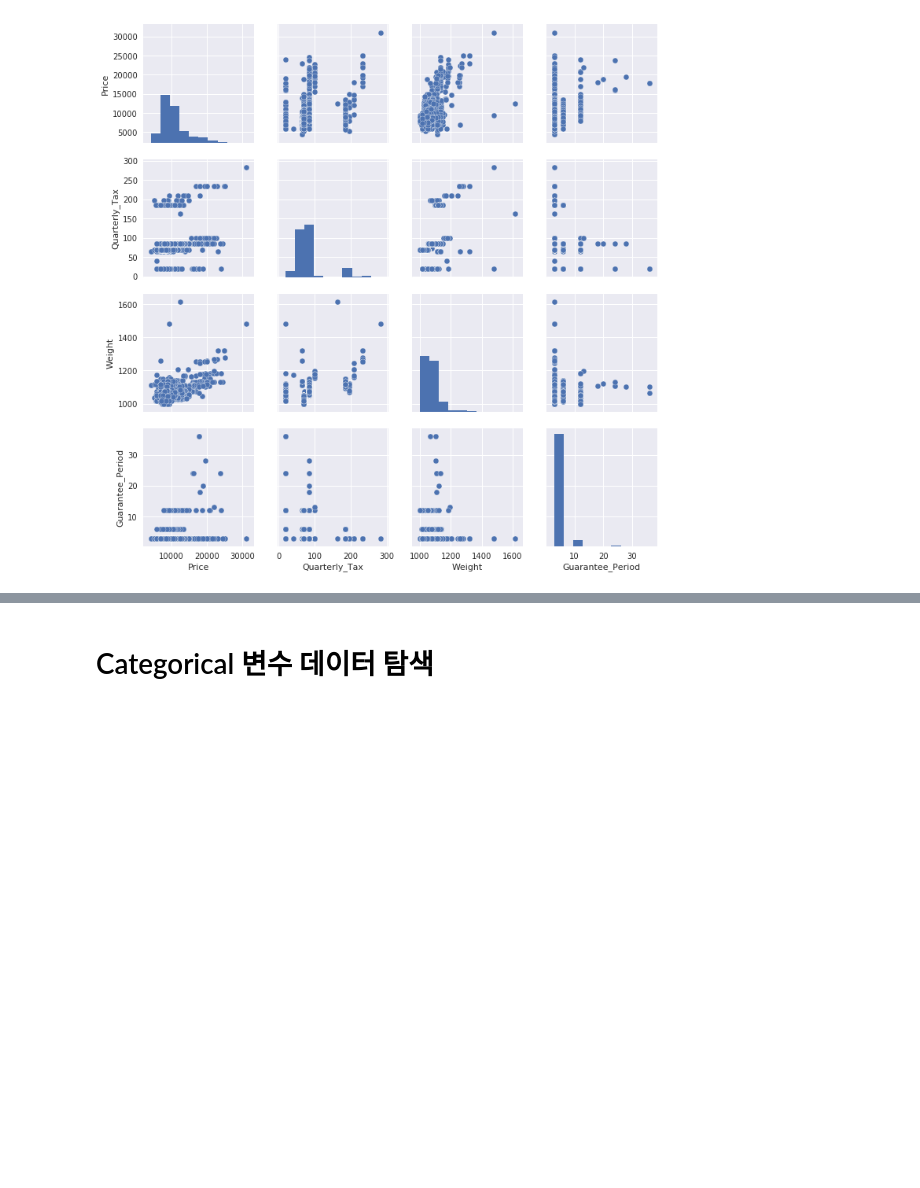
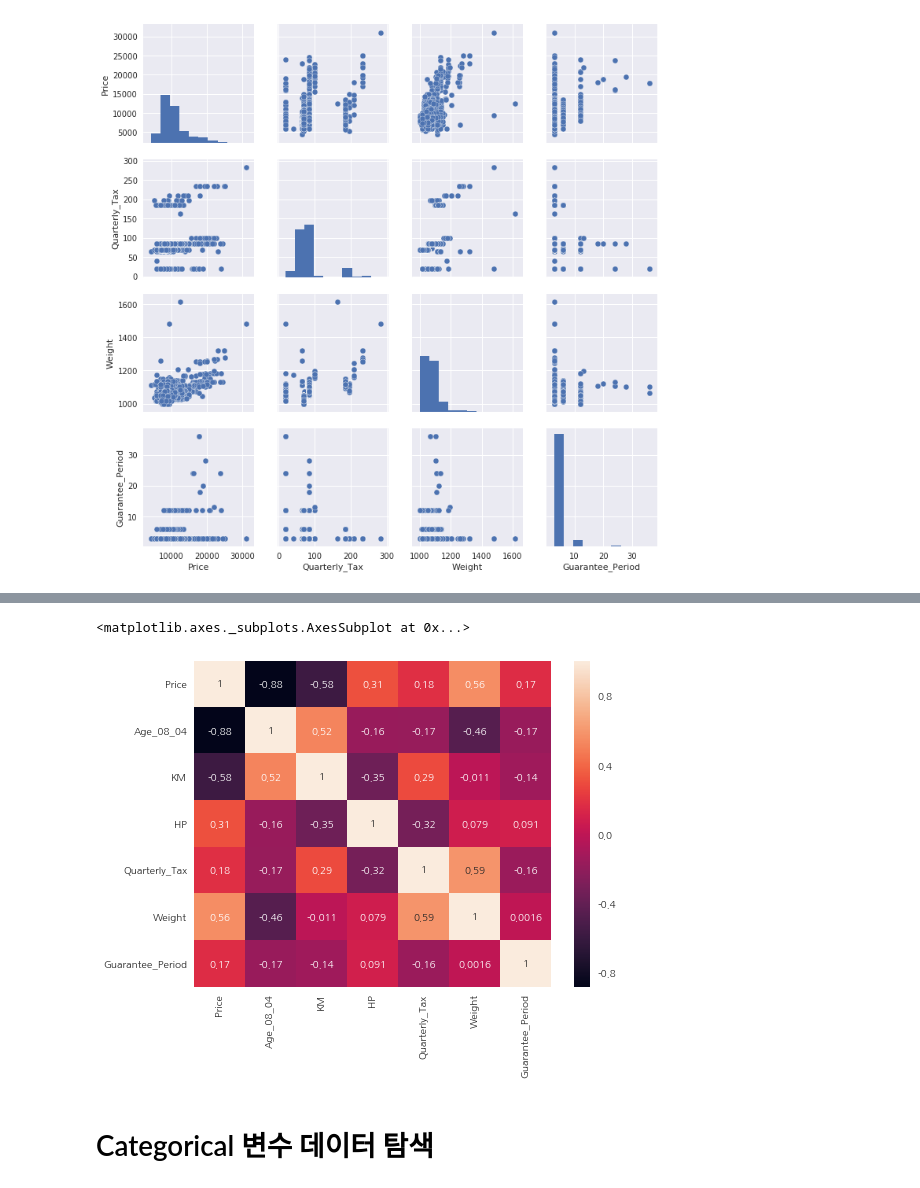
Before and after one commit to j-haaaaan/dss6_regproj1-toyotacorolla, a Jupyter notebook: @main@/main.ipynb, the cells around one changed output, grey strips where cells are left out. Drawn from its saved outputs; the diff is of its cells as text; code cells hidden in the pictures; blank space fills up the shorter version.

Commit message:
상관계수 (real 변수) 추가

```diff
--- a/@main@/main.ipynb
+++ b/@main@/main.ipynb
@@ -211,0 +217,6 @@ def display_multi_boxplots(start_feature_name, row, col):
+# %%
+dfX_real = df_x[cols_real]
+dfX_cat = df_test1[cols_cat]
+# %%
+df_real = pd.concat([df_y.Price, dfX_real], axis=1)
+df_real.head()
@@ -211,0 +230,3 @@ def display_multi_boxplots(start_feature_name, row, col):
+# %%
+corrmat = df_real.corr()
+corrmat
@@ -212,3 +242,9 @@ def display_multi_boxplots(start_feature_name, row, col):
+# %%
+f, ax = plt.subplots(figsize=(8, 6))
+sns.heatmap(corrmat, annot=True)
+# %% [output]
+<matplotlib.axes._subplots.AxesSubplot at 0x...>
+[figure, added]
 # %% [markdown]
 # Categorical 변수 데이터 탐색
 # %%
```
Also changed, not shown: parts of 6 cells of this notebook.
